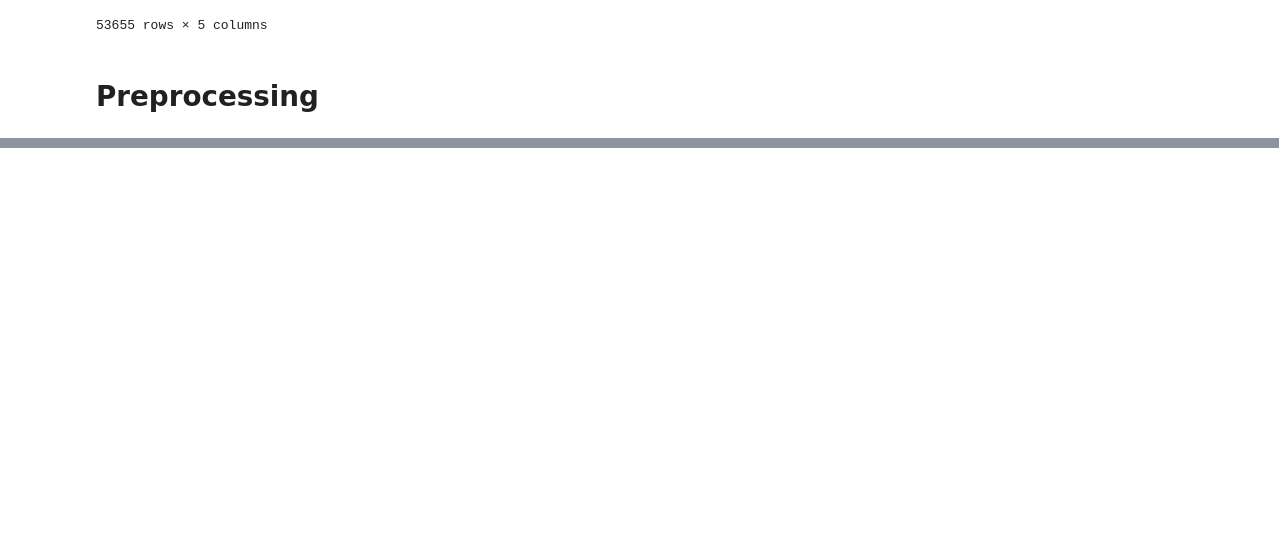
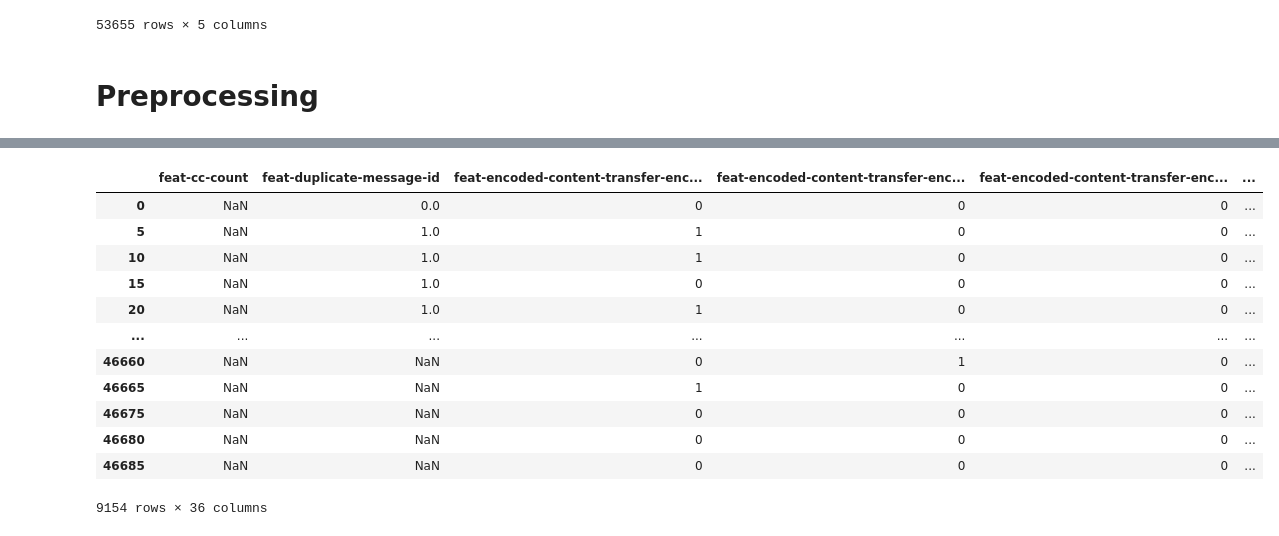
Before and after one commit to mtsraposo/hands-on-ml, a Jupyter notebook: hands_on_ml/chapter_3/notebooks/spam_classifier.ipynb, the cells around one changed output, grey strips where cells are left out. Cells and saved outputs as stored; diff of their text form; code cells hidden in the pictures; blank space fills up the shorter version.

```diff
--- a/hands_on_ml/chapter_3/notebooks/spam_classifier.ipynb
+++ b/hands_on_ml/chapter_3/notebooks/spam_classifier.ipynb
@@ -279,0 +304,3 @@ Name: x-spam-status, Length: 1786, dtype: object
+# %%
+with_encoded_precedence_df = one_hot_encode(with_encoded_cte_df, 'precedence')
+with_encoded_precedence_df[get_feat_cols(with_encoded_precedence_df)]
@@ -279,0 +321,3 @@ Name: x-spam-status, Length: 1786, dtype: object
+# %%
+with_encoded_mailman_version_df = one_hot_encode(with_encoded_precedence_df, 'x-mailman-version')
+with_encoded_mailman_version_df[get_feat_cols(with_encoded_mailman_version_df)]
@@ -279,0 +449,11 @@ Name: x-spam-status, Length: 1786, dtype: object
+# %%
+def get_cc_count(row):
+    if pd.isna(row['cc']):
+        return row
+
+    row['feat-cc-count'] = len(row['cc'].split(','))
+    return row
+
+
+with_cc_count_df = with_categorical_spam_level_df.apply(get_cc_count, axis=1)
+with_cc_count_df['feat-cc-count'].describe()
@@ -279,0 +470,21 @@ Name: x-spam-status, Length: 1786, dtype: object
+# %%
+ct_subfields = set()
+
+
+def parse_content_type(row):
+    content_type = row['content-type']
+    if pd.isna(content_type):
+        return row
+
+    value = content_type.split(';')[0]
+    row['content-type'] = value
+
+    subfields = re.findall(r"([\w]+)\=[\"]?(.+?)[\"]?[\;|\n|$]", re.sub('[\t\s\n]+?', '', content_type))
+    for (subfield, subvalue) in subfields:
+        ct_subfields.add(f'content-type-{subfield.lower()}')
+        row[f'content-type-{subfield}'] = subvalue
+    return row
+
+
+with_content_type_df = with_cc_count_df.apply(parse_content_type, axis=1)
+with_content_type_df[list(ct_subfields)].describe()
@@ -279,0 +497,17 @@ Name: x-spam-status, Length: 1786, dtype: object
+# %%
+with_encoded_charset_df = one_hot_encode(with_content_type_df, 'content-type-charset')
+with_encoded_charset_df[get_feat_cols(with_encoded_charset_df)]
+# %% [output]
+|  | feat-cc-count | feat-duplicate-message-id | feat-encoded-content-transfer-enc... | feat-encoded-content-transfer-enc... | feat-encoded-content-transfer-enc... | ... |
+| 0 | NaN | 0.0 | 0 | 0 | 0 | ... |
+| 5 | NaN | 1.0 | 1 | 0 | 0 | ... |
+| 10 | NaN | 1.0 | 1 | 0 | 0 | ... |
+| 15 | NaN | 1.0 | 0 | 0 | 0 | ... |
+| 20 | NaN | 1.0 | 1 | 0 | 0 | ... |
+| ... | ... | ... | ... | ... | ... | ... |
+| 46660 | NaN | NaN | 0 | 1 | 0 | ... |
+| 46665 | NaN | NaN | 1 | 0 | 0 | ... |
+| 46675 | NaN | NaN | 0 | 0 | 0 | ... |
+| 46680 | NaN | NaN | 0 | 0 | 0 | ... |
+| 46685 | NaN | NaN | 0 | 0 | 0 | ... |
+9154 rows × 36 columns
```
Also changed, not shown: parts of 27 cells of this notebook.
